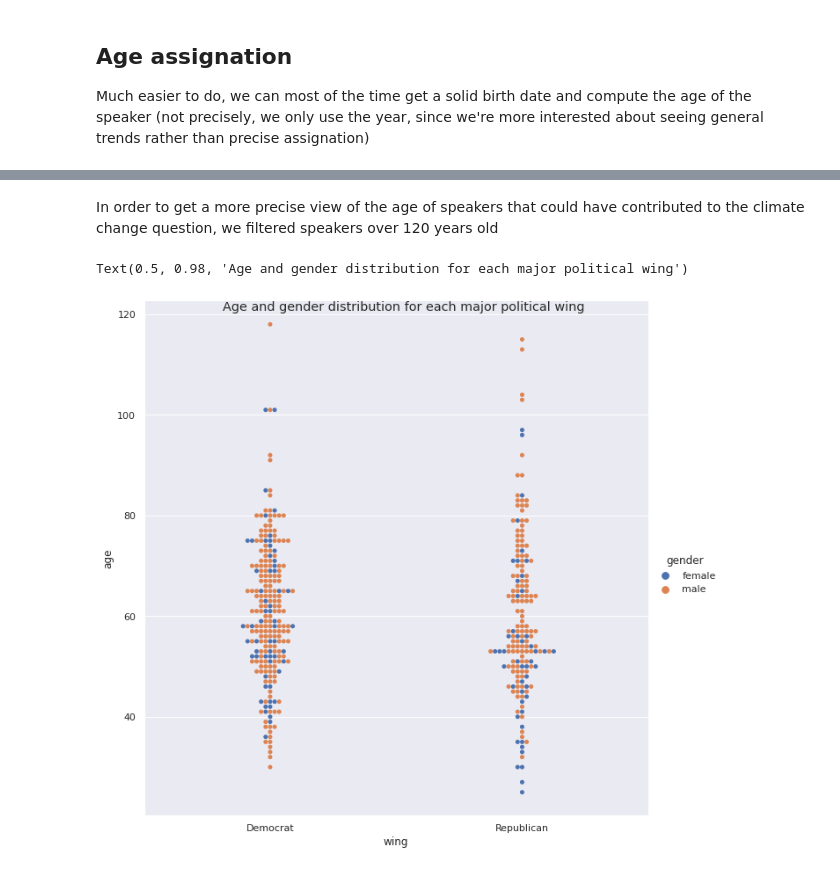
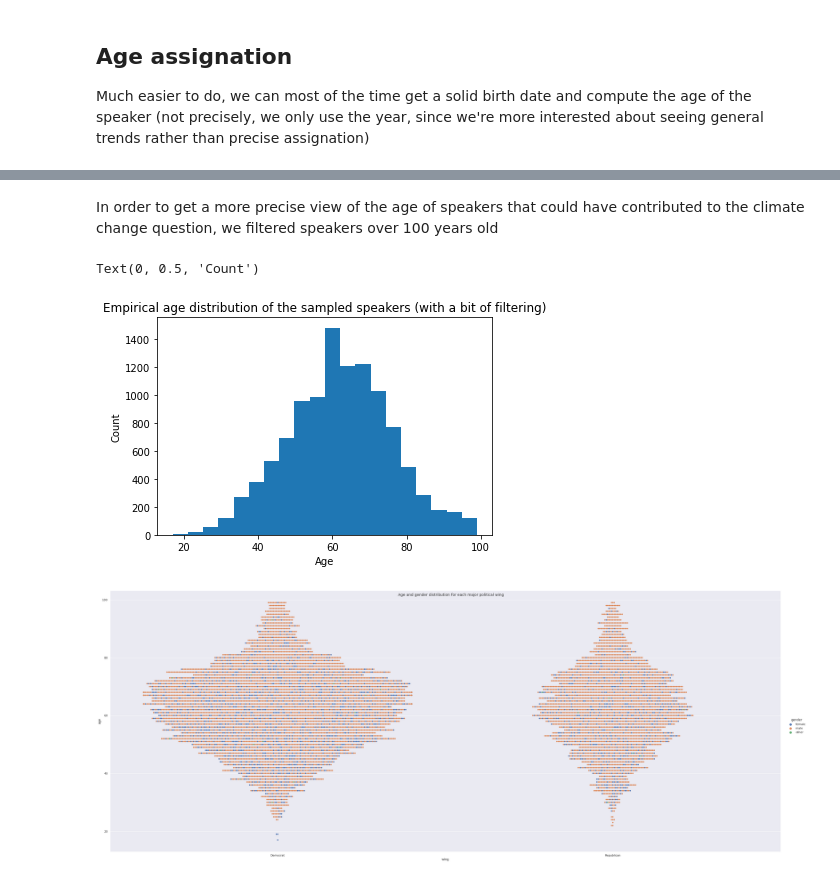
Before and after one commit to epfl-ada/ada-2021-project-adada-sur-mon-bidet, a Jupyter notebook: notebooks/processing_pickle.ipynb, the cells around one changed output, grey strips where cells are left out. Saved outputs shown, nothing was run; the diff lists cells and outputs as text; code cells hidden in the pictures.

```diff
--- a/notebooks/processing_pickle.ipynb
+++ b/notebooks/processing_pickle.ipynb
@@ -56,8 +59,8 @@ It should also be noted that some speakers are not American, we however found th
 # %%
 def pol_compass_from_wiki(speakers_content, discrete = True):
     if discrete:
-        dem_words=["democrat", "left-wing", "liberal"]
-        rep_words =["republican", "conservative", "right-wing"]
+        dem_words=["democra", "left-wing", "liberal", "progressive"]
+        rep_words =["republican", "conservative", "right-wing", "nationalist"]
 
 
         for speaker in speakers_content:
@@ -81,8 +84,8 @@ def pol_compass_from_wiki(speakers_content, discrete = True):
                 if total:
                     yield speaker, ("Democrat" if dem>rep else "Republican", total)
     else:
-        dem_words=["democrat", "left-wing", "liberal"]
-        rep_words =["republican", "conservative", "right-wing"]
+        dem_words=["democra", "left-wing", "liberal", "progressive"]
+        rep_words =["republican", "conservative", "right-wing", "nationalist"]
 
         for speaker in speakers_content:
             yielded = False
@@ -226,7 +237,7 @@ gender = []
 
 
 for speaker in speaker_content:
-    if speaker in speaker_age.keys() and speaker in speaker_gender.keys() and speaker in speaker_wing.keys() and speaker_age[speaker]<120:
+    if speaker in speaker_age.keys() and speaker in speaker_gender.keys() and speaker in speaker_wing.keys() and speaker_age[speaker]<100:
 
         ages.append(speaker_age[speaker])
         wing.append(speaker_wing[speaker][0])
@@ -238,12 +252,18 @@ plt.ylabel("Count")
 # %% [markdown]
-In order to get a more precise view of the age of speakers that could have contributed to the climate change question, we filtered speakers over 120 years old
+In order to get a more precise view of the age of speakers that could have contributed to the climate change question, we filtered speakers over 100 years old
 # %%
 plt.hist(ages,bins=20)
 plt.title("Empirical age distribution of the sampled speakers (with a bit of filtering)")
 plt.xlabel("Age")
 plt.ylabel("Count")
+# %% [output]
+Text(0, 0.5, 'Count')
+[figure, added]
 # %%
 big_dict={}
 for speaker in speaker_content:
-    if speaker in speaker_age.keys() and speaker in speaker_gender.keys() and speaker in speaker_wing.keys() and speaker_age[speaker]<120:
+    if speaker in speaker_age.keys() and speaker in speaker_gender.keys() and speaker in speaker_wing.keys() and speaker_age[speaker]<100:
         big_dict[speaker]=(speaker_age[speaker], speaker_gender[speaker], speaker_wing[speaker][0],speaker_wing[speaker][1])
+df = pd.DataFrame.from_dict(big_dict, orient="index", columns=["age", "gender", "wing", "political_count"])
+df.wing = df.wing.astype( "category")
+df.gender = df.gender.astype("category")
@@ -255,9 +270,9 @@ df.gender = df.gender.astype("category")
 # %%
-sns.set(rc={'figure.figsize':(20,12)})
-sns.catplot(x="wing", y="age", hue="gender", kind="swarm", data=df, height=9).fig.suptitle("Age and gender distribution for each major political wing")
+sns.set(rc={'figure.figsize':(20,20)})
+sns.catplot(x="wing", y="age", hue="gender", kind="swarm", data=df, height=15, aspect=2.5).fig.suptitle("Age and gender distribution for each major political wing")
+plt.savefig('demographics.png', dpi=300)
 # %% [output]
-Text(0.5, 0.98, 'Age and gender distribution for each major political wing')
-[figure, old version]
+[figure, new version]
 # %%
 sns.histplot(data=df, x="age", hue="wing").set_title("Age distribution of each major political wing")
 # %% [output]
```
Also changed, not shown: parts of 22 cells of this notebook, 1 other file.
